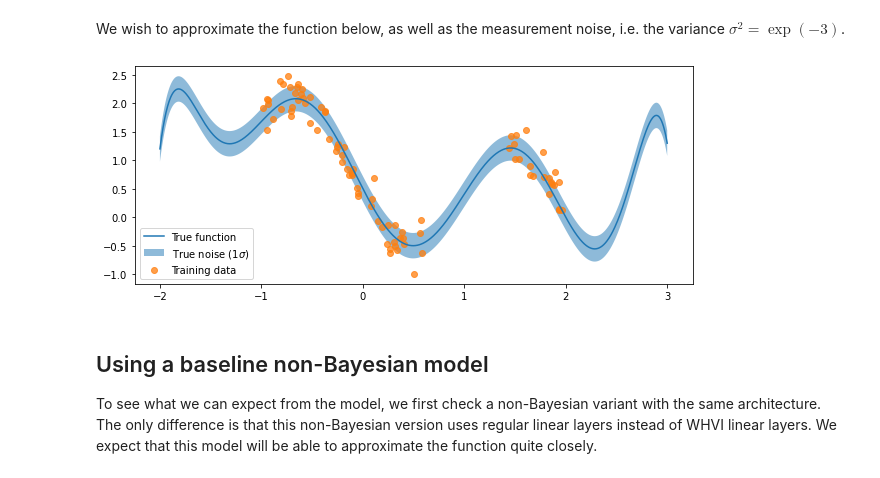
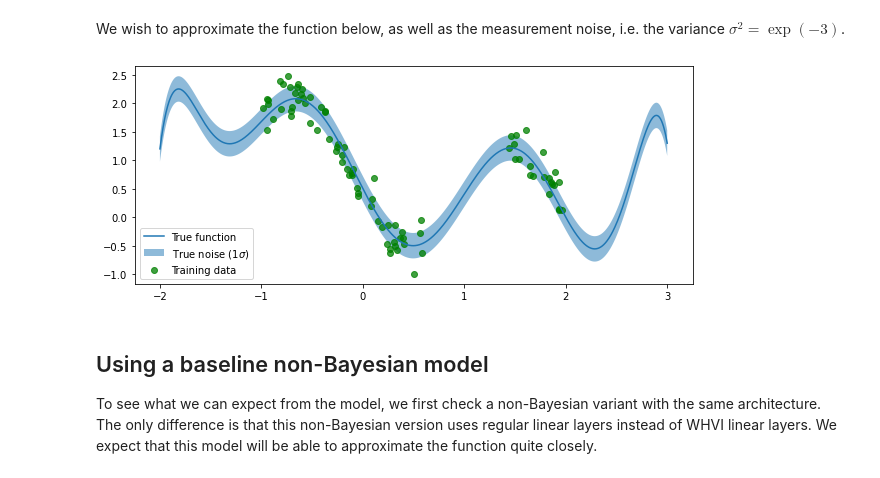
Before and after one commit to ltdung/WHVI, a Jupyter notebook: experiments/Toy example.ipynb, the cells around one changed output. Saved outputs shown, nothing was run; the diff lists cells and outputs as text; code cells hidden in the pictures.

```diff
--- a/experiments/Toy example.ipynb
+++ b/experiments/Toy example.ipynb
@@ -53,25 +50,26 @@ We wish to approximate the function below, as well as the measurement noise, i.e
 # %%
 import matplotlib.pyplot as plt
 
 fig, ax = plt.subplots(figsize=(10, 4))
 
 ax.plot(
     x_test.cpu().numpy().ravel(),
     f(x_test.cpu()).ravel(),
     label='True function'
 )
 ax.fill_between(
     x_test.cpu().numpy().ravel(),
     f(x_test.cpu()).ravel() + np.sqrt(np.exp(-3)),
     f(x_test.cpu()).ravel() - np.sqrt(np.exp(-3)),
     alpha=0.5,
     label='True noise (1$\sigma$)'
 )
-ax.scatter(x, y, alpha=0.75, label='Training data')
+ax.scatter(x, y, alpha=0.75, label='Training data', color='green')
 ax.legend()
+# plt.savefig('toy-function.pdf')
 plt.show()
 # %% [output]
-[figure, old version]
+[figure, new version]
 # %% [markdown]
 ## Using a baseline non-Bayesian model
 
```
Also changed, not shown: parts of 13 cells of this notebook, 1 other file.
